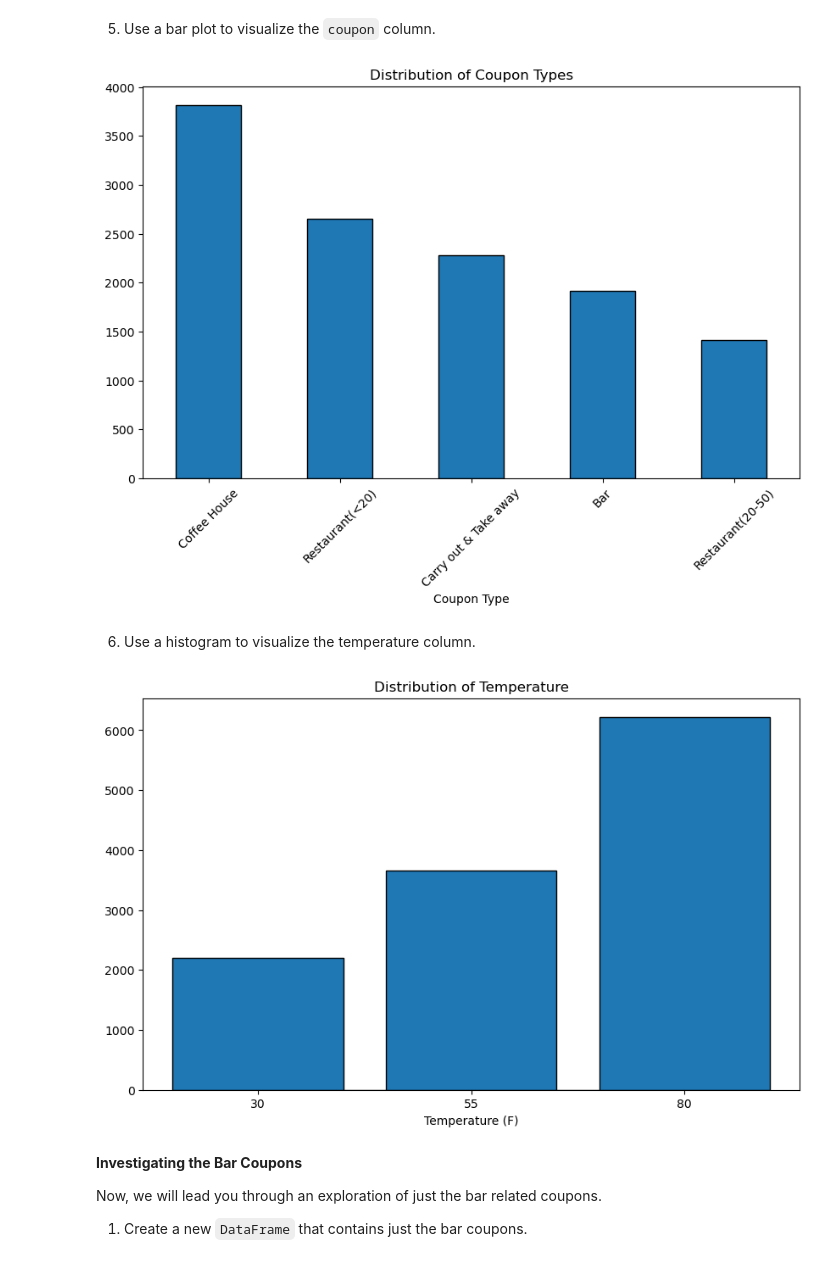
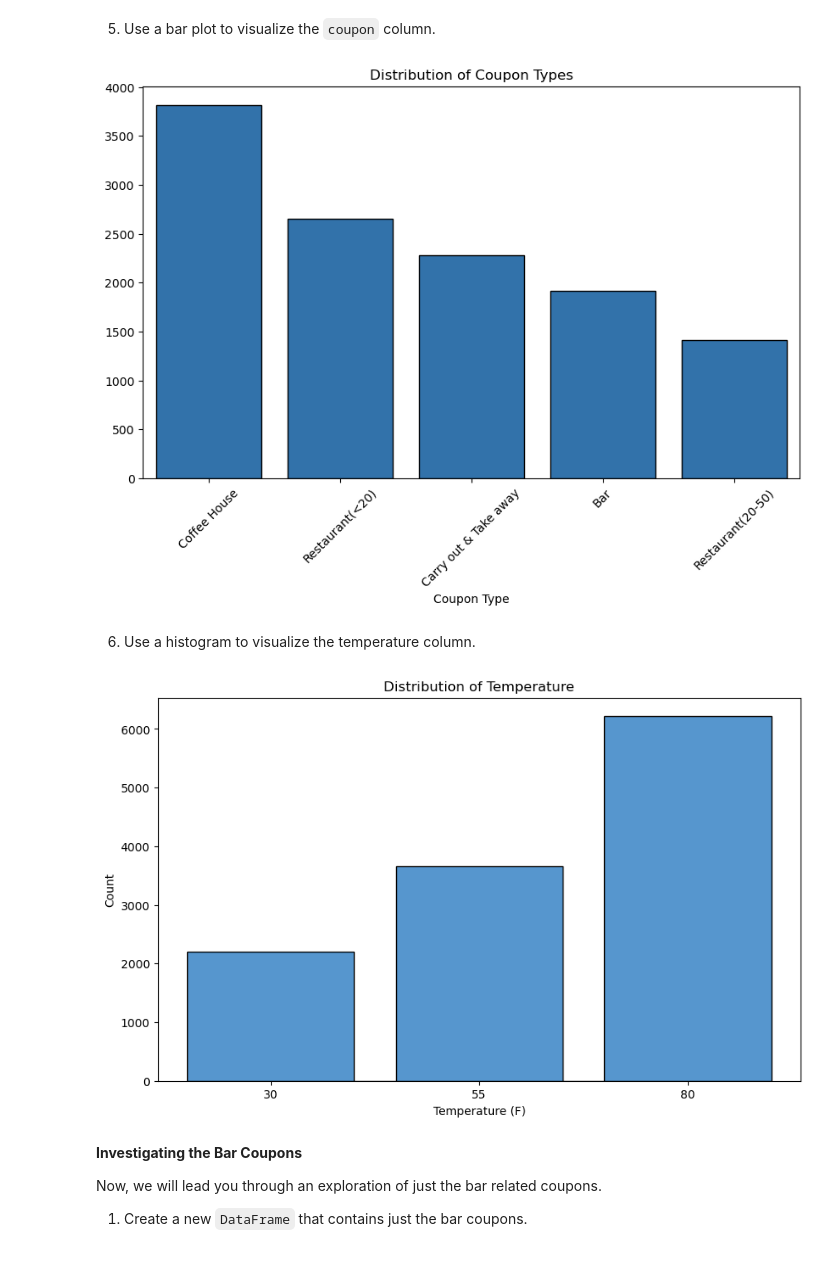
Before and after one commit to odeanmaye/coupon-analysis, a Jupyter notebook: prompt.ipynb, the cells around one changed output. Drawn from its saved outputs; the diff is of its cells as text; code cells hidden in the pictures.

```diff
--- a/prompt.ipynb
+++ b/prompt.ipynb
@@ -190,25 +194,25 @@ Proportion that accepted the coupon: 0.5693352098683666
 coupon_counts = data['coupon'].value_counts()
 
 plt.figure(figsize=(10, 6))
-coupon_counts.plot(kind='bar', edgecolor='k')
+sns.barplot(x=coupon_counts.index, y=coupon_counts.values, color='#1e73be', edgecolor='k')
 plt.xlabel('Coupon Type')
 plt.title('Distribution of Coupon Types')
 plt.xticks(rotation=45)
 plt.show()
 # %% [output]
-[figure, old version]
+[figure, new version]
 # %% [markdown]
 6. Use a histogram to visualize the temperature column.
 # %%
 # Plot the histogram of the 'temperature' column
 plt.figure(figsize=(10, 6))
-plt.hist(data['temperature'], bins=[20, 40, 45, 65, 70, 90], edgecolor='k')
+sns.histplot(data['temperature'], bins=[20, 40, 45, 65, 70, 90], color='#1e73be', edgecolor='k')
 plt.xlabel('Temperature (F)')
 plt.title('Distribution of Temperature')
 plt.xticks([30, 55, 80])
 plt.show()
 # %% [output]
-[figure, old version]
+[figure, new version]
 # %% [markdown]
 **Investigating the Bar Coupons**
 
```
Also changed, not shown: parts of 8 cells of this notebook.
